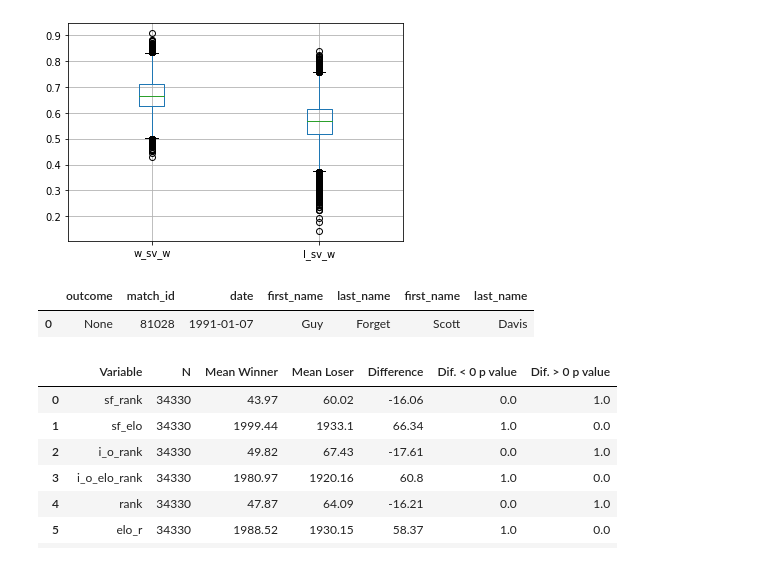
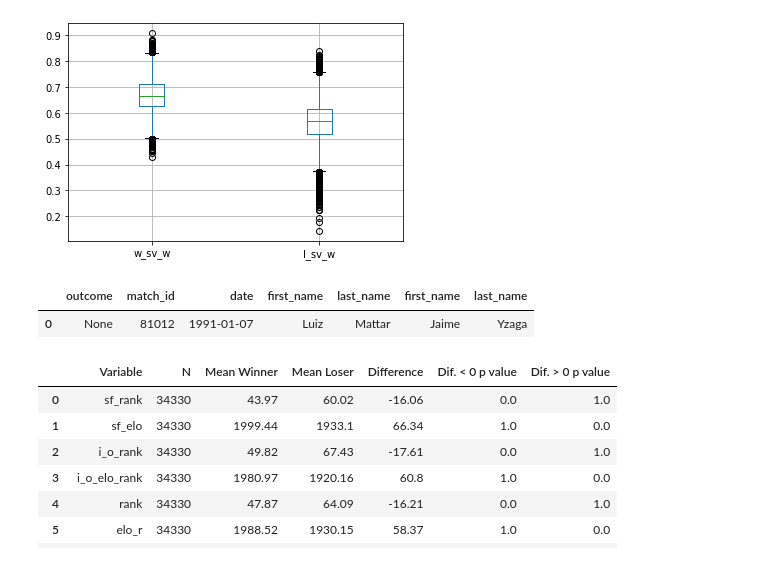
Before and after one commit to Bentgm17/TennisML, a Jupyter notebook: data_extraction/feature_tuning.ipynb, the cells around one changed output. Saved outputs shown, nothing was run; the diff lists cells and outputs as text; code cells hidden in the pictures.

```diff
--- a/data_extraction/feature_tuning.ipynb
+++ b/data_extraction/feature_tuning.ipynb
@@ -105,10 +92,10 @@ new_df.boxplot(['w_sv_w','l_sv_w'])
 <AxesSubplot:>
 [figure]
 # %%
-data_extractor.get_match_details(81028)
+data_extractor.get_match_details(81012)
 # %% [output]
 |  | outcome | match_id | date | first_name | last_name | first_name | last_name |
-| 0 | None | 81028 | 1991-01-07 | Guy | Forget | Scott | Davis |
+| 0 | None | 81012 | 1991-01-07 | Luiz | Mattar | Jaime | Yzaga |
 # %%
 import researchpy as rp
 
```
Also changed, not shown: parts of 2 cells of this notebook, 11 other files.
